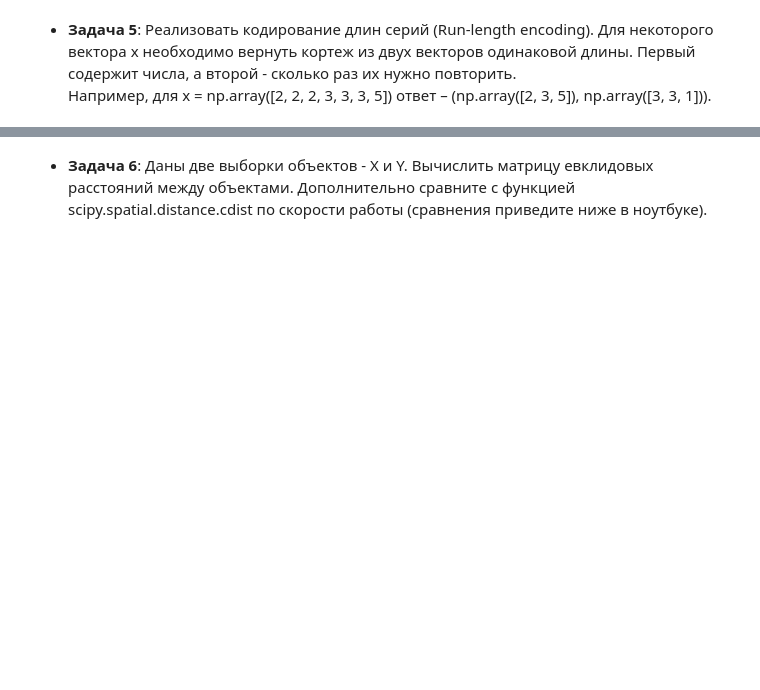
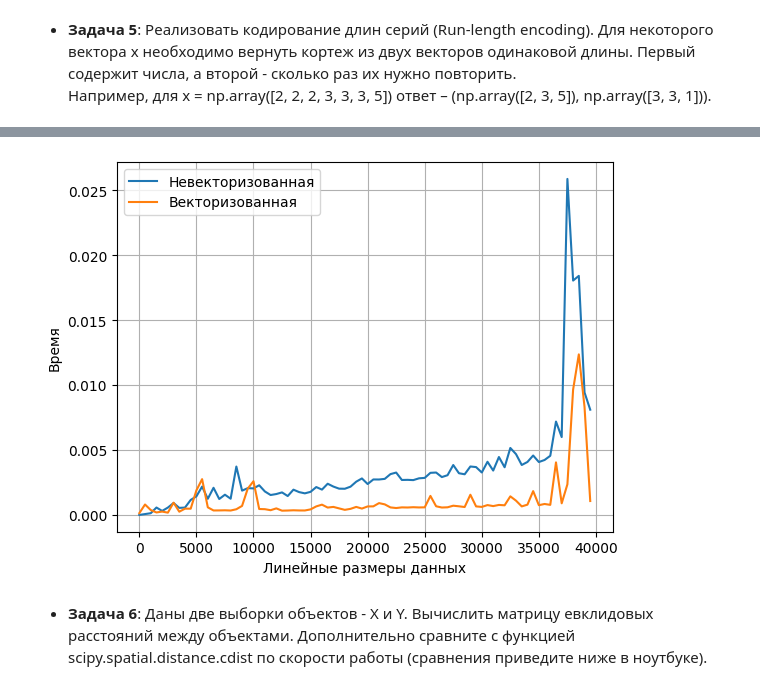
Before and after one commit to Semen-prog/aesc_machine_learning, a Jupyter notebook: homework_1/task1_numpy_practive.ipynb, the cells around one changed output, grey strips where cells are left out. Saved outputs shown, nothing was run; the diff lists cells and outputs as text; code cells hidden in the pictures; blank space fills up the shorter version.

```diff
--- a/homework_1/task1_numpy_practive.ipynb
+++ b/homework_1/task1_numpy_practive.ipynb
@@ -311,5 +292,7 @@ True
 # %%
-paint(encode_gen, step=500, k=40)
+paint(encode_gen, step=500, k=80)
+# %% [output]
+[figure, added]
 # %% [markdown]
 
 
```
Also changed, not shown: parts of 4 cells of this notebook.
